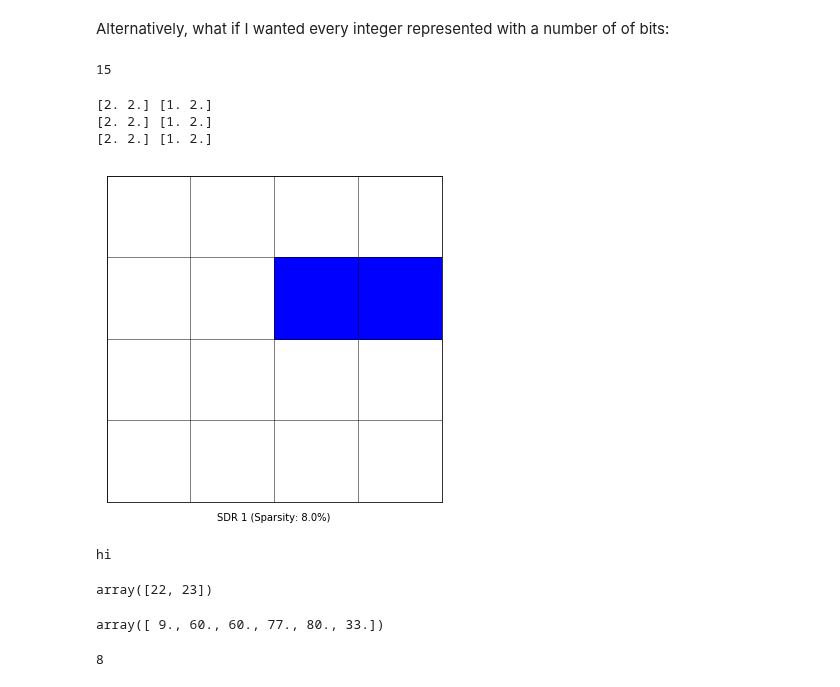
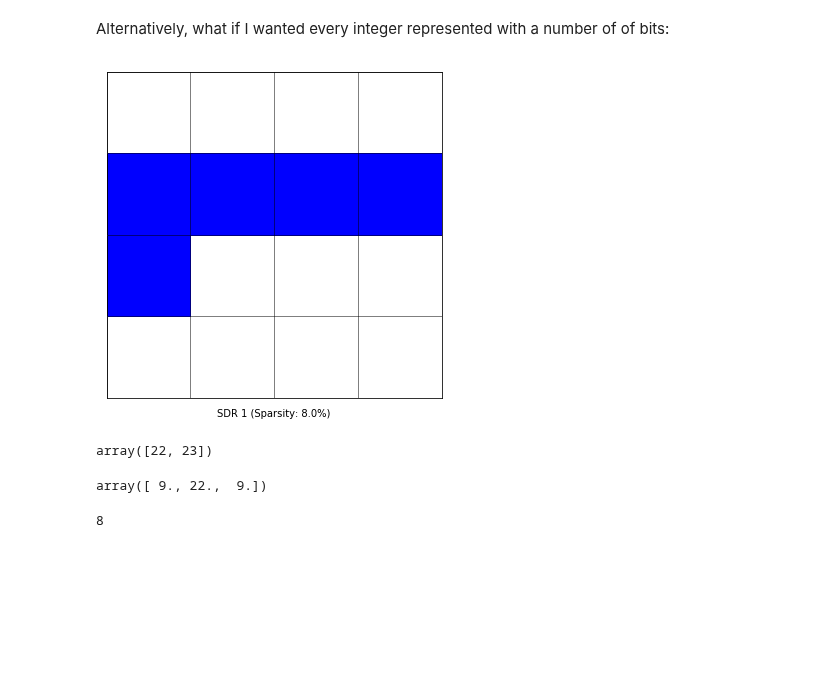
Before and after one commit to jgab3103/Jamie-Gabriel, a Jupyter notebook: Notebooks/jovyan/HTMProjects/HTM_Notes_4.ipynb, the cells around one changed output. Saved outputs shown, nothing was run; the diff lists cells and outputs as text; code cells hidden in the pictures; blank space fills up the shorter version.

```diff
--- a/Notebooks/jovyan/HTMProjects/HTM_Notes_4.ipynb
+++ b/Notebooks/jovyan/HTMProjects/HTM_Notes_4.ipynb
@@ -90,7 +92,9 @@ def create_axis_for_sdr(ax, x_limit, y_limit, population, label, create_label =
 
 def convert_sdr_to_tuple_for_visualisation(sdr, sdr_size):
 
+    counting_offset = 1
     # create array of complete sdrs
+
     m = np.zeros(sdr_size)
     for i in sdr:
         m[i] = m[i] + 1
@@ -106,12 +110,13 @@ def convert_sdr_to_tuple_for_visualisation(sdr, sdr_size):
     else:
         dimensions = [2**middle_index, 2**(middle_index + 1)]
 
+    d = np.reshape(m, [int(v) for v in dimensions])
 
-    d = np.reshape(m, [int(v) for v in dimensions])
-    x_vals, y_vals = np.where(d == 1)
-    y_vals  = dimensions[1] - y_vals
+    v = np.where(d == 1)
 
 
-    print(x_vals, dimensions[1] - y_vals)
+    coords = [(v[1][i], (dimensions[1] - counting_offset) - v[0][i]) for i in range(len(v[1]))]
 
-    return([(y_vals[i], x_vals[i]) for i in range(len(x_vals))])
+
+
+    return(coords)
@@ -216,8 +222,8 @@ compute_bucket_capacity(400, 1)
 Alternatively, what if I wanted every integer represented  with a number of of bits:
 # %%
 class CreateEncoder:
-    def __init__(self, bit_space_size = 16,
-                number_of_bits_per_value = 2,
+    def __init__(self, bit_space_size = 64,
+                number_of_bits_per_value = 5,
                 min_val = 0,
                 max_val = 100):
         self.bit_space_size = bit_space_size
@@ -228,6 +234,7 @@ class CreateEncoder:
         self.offset = 1
         self.current_encoded_value = None
         self.previously_encoded_values = np.array([])
+        self.is_periodic = False
 
     def compute_bucket_capacity(self, n, w):
         return(n - w + 1)
@@ -240,48 +247,40 @@ class CreateEncoder:
             self.previously_encoded_values = np.append(self.previously_encoded_values, self.current_encoded_value)
 
         self.current_encoded_value = v
-        start = v
-        window = [start, start + self.number_of_bits_per_value - self.offset ]
-        l = np.arange(window[0], window[1] + self.offset)
-        return(l)
+        window = [self.current_encoded_value , self.current_encoded_value + self.number_of_bits_per_value - self.offset ]
+        all_values = np.arange(window[0], window[1] + self.offset)
+        return(all_values)
 
     def set_number_of_output_bits(self, n):
         pass
 
 
 f = CreateEncoder()
-f.buckets
-# %% [output]
-15
 # %%
 
 sdr_size = 16
 population = 2
 
-specs1 = f.get_location_of_value(9)
+specs1 = f.get_location_of_value(4)
 
 
 fig, (ax1) = plt.subplots(1, 1, figsize=(6, 6))
 
 ax1 = create_axis_for_sdr(ax1, np.sqrt(sdr_size) + 1, np.sqrt(sdr_size) + 1, population, "SDR 1")
 
 t = convert_sdr_to_tuple_for_visualisation(specs1, sdr_size)
 
 SDR1 = [ax1.add_patch(Rectangle(convert_sdr_to_tuple_for_visualisation(specs1, sdr_size)[i], 1, 1, color="blue")) for i in range(len(specs1))]
 # %% [output]
-[2. 2.] [1. 2.]
-[2. 2.] [1. 2.]
-[2. 2.] [1. 2.]
-[figure, old version]
+[figure, new version]
 # %%
 f.get_location_of_value(22)
 # %% [output]
-hi
+array([22, 23])
-array([22, 23])
 # %%
 f.previously_encoded_values
 # %% [output]
-array([ 9., 60., 60., 77., 80., 33.])
+array([ 9., 22.,  9.])
 # %%
 n = 12
 w = 4
```
Also changed, not shown: parts of 4 cells of this notebook.
